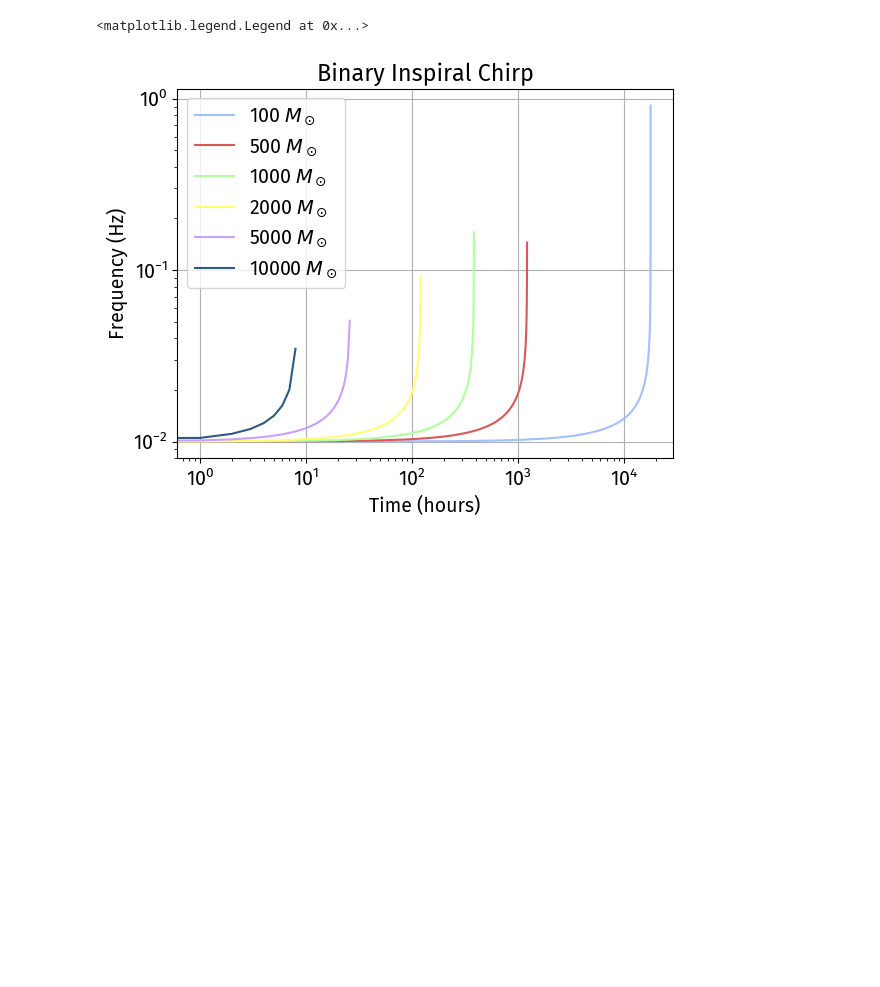
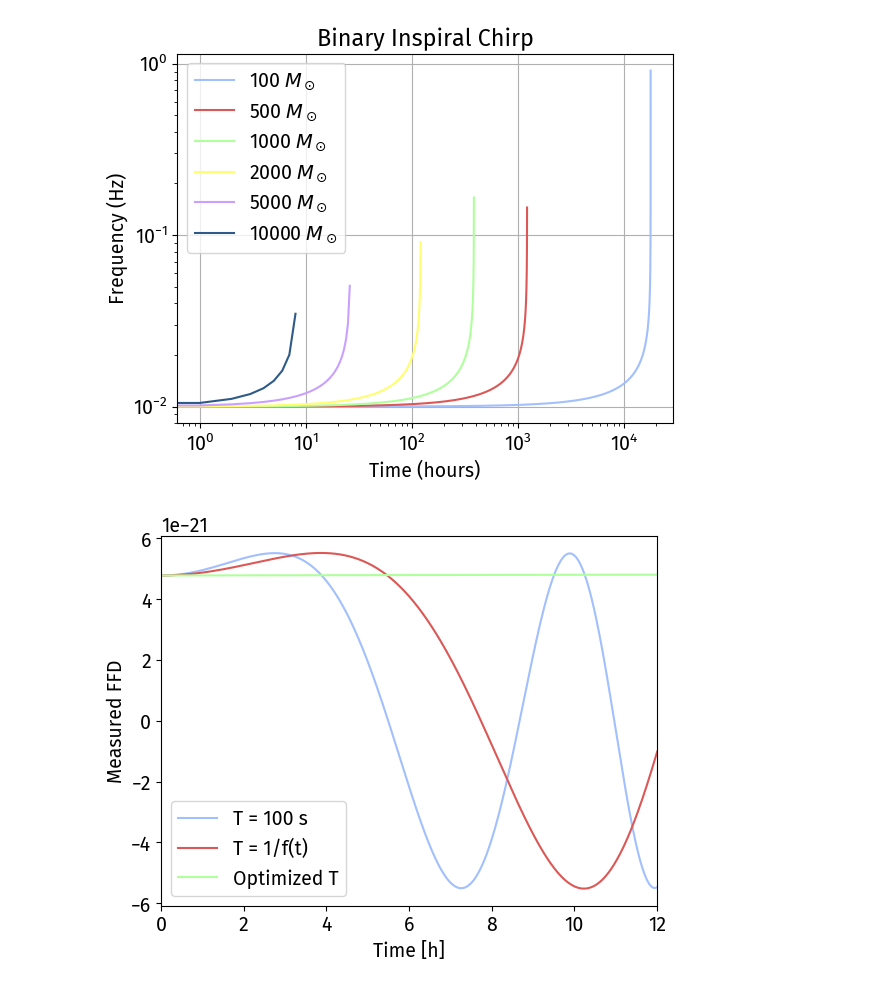
Before and after one commit to dhruvaganapathy/clock_gw_detection, a Jupyter notebook: dhruva_code/gw_chirp.ipynb, the cells around one changed output. Saved outputs shown, nothing was run; the diff lists cells and outputs as text; code cells hidden in the pictures; blank space fills up the shorter version.

```diff
--- a/dhruva_code/gw_chirp.ipynb
+++ b/dhruva_code/gw_chirp.ipynb
@@ -8,6 +8,7 @@ from matplotlib.patches import Ellipse
 import scipy.optimize as sco
 from scipy.optimize import fmin
 from scipy.optimize import curve_fit
+from scipy.optimize import root_scalar
 import scipy
 import json
 import glob
@@ -27,6 +28,9 @@ YELLOW ='xkcd:pastel yellow'
 PURPLE = 'xkcd:pastel purple'
 DBLUE = 'xkcd:light navy blue'
 plt.rcParams['axes.prop_cycle'] = plt.cycler(color=[BLUE, RED, GREEN, YELLOW,PURPLE,DBLUE])
+
+f0 = 429e12
+h_const = 6.626e-34
 # %%
 G = 6.67e-11
 M0 = 2e30
@@ -60,12 +64,12 @@ for M in masses:
     plt.xlabel("Time (hours)")
     plt.ylabel("Frequency (Hz)")
     plt.title("Binary Inspiral Chirp")
-    # plt.ylim([1/640,1/10])
+    # ax1.ylim([1/640,1/10])
     plt.yscale('log')
     plt.xscale('log')
     plt.grid(True)
 
-plt.legend()
+ax1.legend()
+plt.savefig('inspiral_chirps.pdf')
 # %% [output]
-<matplotlib.legend.Legend at 0x...>
 [figure]
@@ -71,0 +165,39 @@ plt.legend()
+# %%
+t0 = 0
+signals1 = []
+t0s1 = []
+for i in range(1200):
+    s_bar,T = signal_chirped(t0,H= 1e-20,f_chirp = f_chirp,phi = 0,dd_pi_pulses = 1,fixed_T = True,optimized_T = False)
+    t0 = t0+T
+    t0s1.append(t0)
+    signals1.append(s_bar)
+plt.plot(np.array(t0s1)/3600,signals1,label = 'T = 100 s')
+
+t0 = 0
+signals2 = []
+t0s2 = []
+for i in range(1200):
+    s_bar,T = signal_chirped(t0,H= 1e-20,f_chirp = f_chirp,phi = 0,dd_pi_pulses = 1,fixed_T = False,optimized_T = False)
+    t0 = t0+T
+    t0s2.append(t0)
+    signals2.append(s_bar)
+
+plt.plot(np.array(t0s2)/3600,signals2,label = 'T = 1/f(t)')
+
+t0 = 0
+signals3 = []
+t0s3 = []
+for i in range(1200):
+    s_bar,T = signal_chirped(t0,H= 1e-20,f_chirp = f_chirp,phi = 0,dd_pi_pulses = 1,fixed_T = True,optimized_T = True)
+    t0 = t0+T
+    t0s3.append(t0)
+    signals3.append(s_bar)
+
+plt.plot(np.array(t0s3)/3600,signals3,label = 'Optimized T')
+plt.legend()
+plt.xlabel('Time [h]')
+plt.ylabel('Measured FFD')
+plt.xlim([0,12])
+plt.savefig('plots/chirping_signal.pdf')
+# %% [output]
+[figure, added]
```
Also changed, not shown: parts of 5 cells of this notebook, 29 other files.
